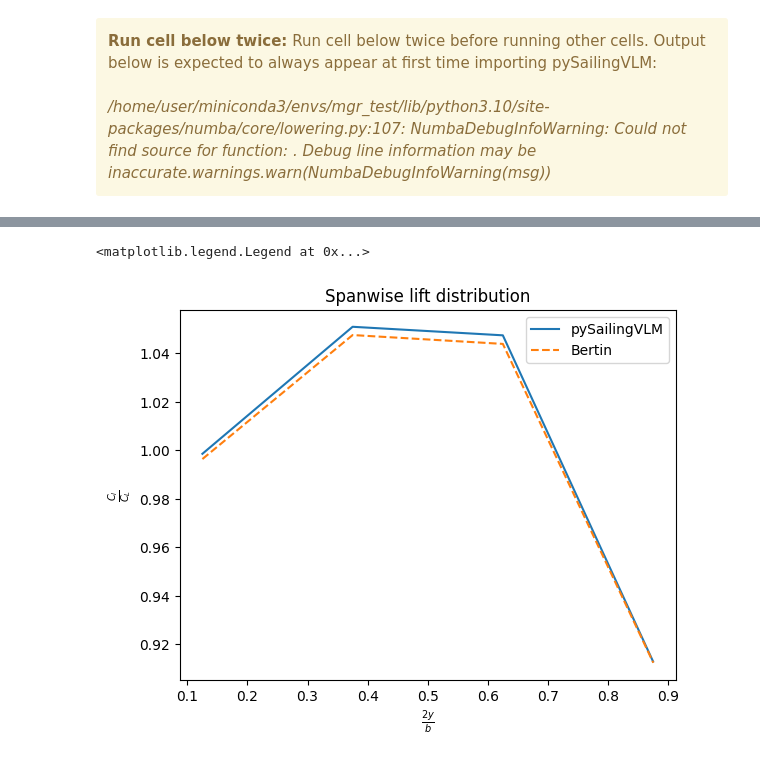
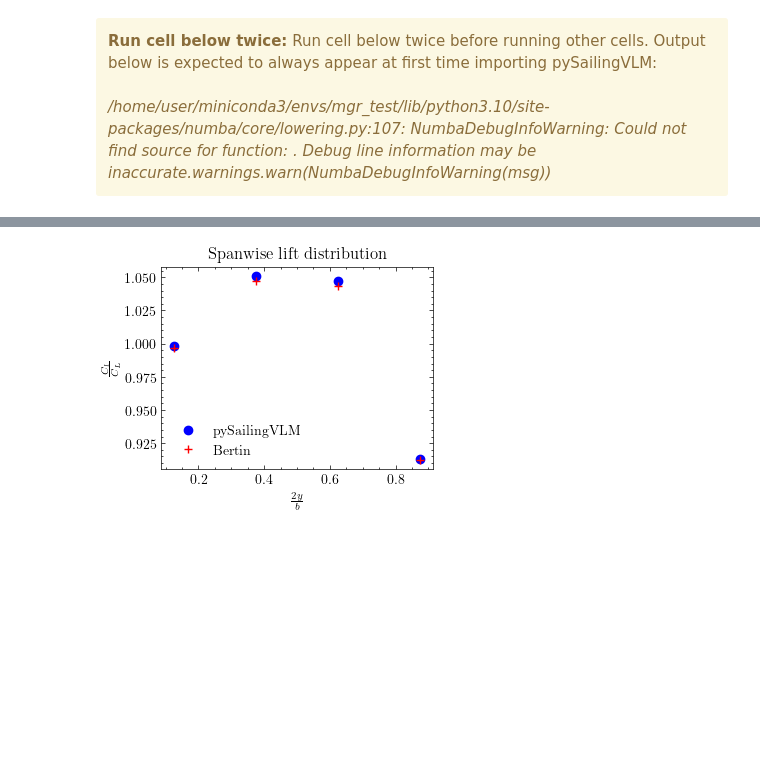
Before and after one commit to orgSailingVLM/pySailingVLM, a Jupyter notebook: pySailingVLM/examples/bertin.ipynb, the cells around one changed output, grey strips where cells are left out. Drawn from its saved outputs; the diff is of its cells as text; code cells hidden in the pictures; blank space fills up the shorter version.

Commit message:
LTT twist as class argument, ipynb without dicts, better bertin plot (#33)
* LLT_twist as class variable

* update notebooks

* object instead of dictionaries

* dots instead of lines

* fix tests

```diff
--- a/pySailingVLM/examples/bertin.ipynb
+++ b/pySailingVLM/examples/bertin.ipynb
@@ -136,18 +92,8 @@ C_results = []
 cl_results = []
 a_vlm_results = []
 for AoA_deg in AoA_degs:
-    conditions_args['alpha_true_wind_deg'] = AoA_deg
-
-    out = Output(**output_args)
-    conditions = Conditions(**conditions_args)
-    solver = Solver(**solver_args)
-    main = MainSail(**main_sail_args)
-    jib = JibSail(**jib_sail_args)
-    csys = Csys(**csys_args)
-    keel = Keel(**keel_args)
-    rig = Rig(**rig_args)
+    conditions.alpha_true_wind_deg=  AoA_deg
     csys_transformations = CSYS_transformations(conditions.heel_deg, conditions.leeway_deg, v_from_original_xyz_2_reference_csys_xyz=csys.reference_level_for_moments)
-
 
     w = Wind(conditions)
     s = Sail(solver, rig, main, jib, csys_transformations)
@@ -170,7 +116,7 @@ C_bertin = 1.096 * np.pi * np.pi / 180.* AoA_degs
 import matplotlib.pyplot as plt
 import scienceplots # sudo apt-get install dvipng texlive-latex-extra texlive-fonts-recommended cm-super
 
-#plt.style.use('science')
+plt.style.use('science')
 fig = plt.figure()
 ax = fig.add_subplot(1, 1, 1)
 ax.plot(AoA_degs, C_results, color='tab:blue', label='pySailingVLM')
@@ -195,18 +141,10 @@ C = []
 c_l = []
 a_vlm = []
 
-conditions_args['alpha_true_wind_deg'] = AoA_deg
-solver_args['n_spanwise'] = 4
-out = Output(**output_args)
-conditions = Conditions(**conditions_args)
-solver = Solver(**solver_args)
-main = MainSail(**main_sail_args)
-jib = JibSail(**jib_sail_args)
-csys = Csys(**csys_args)
-keel = Keel(**keel_args)
-rig = Rig(**rig_args)
+conditions.alpha_true_wind_deg = AoA_deg
+solver.n_spanwise = 4
+
 csys_transformations = CSYS_transformations(conditions.heel_deg, conditions.leeway_deg, v_from_original_xyz_2_reference_csys_xyz=csys.reference_level_for_moments)
-
 
 w = Wind(conditions)
 s = Sail(solver, rig, main, jib, csys_transformations)
@@ -238,16 +176,15 @@ x_good = 2*cp_y_good / (2*half_wing_span)
 # %%
 # importing matplotlib module
 from matplotlib import pyplot as plt
 fig = plt.figure()
 ax = fig.add_subplot(1, 1, 1)
-ax.plot(x_data, y_data, color='tab:blue', label='pySailingVLM')
-ax.plot(x_good, ydata_good, color='tab:orange', linestyle='dashed', label='Bertin')
+ax.plot(x_data, y_data, 'bo',label='pySailingVLM')
+ax.plot(x_good, ydata_good,'r+', label='Bertin')
 
 ax.set_xlabel(r"$\frac{2y}{b}$")
 ax.set_ylabel(r"$\frac{C_{l}}{C_{L}}$")
 ax.set_title("Spanwise lift distribution")
 ax.legend()
-#plt.savefig('bertin_2')
+plt.savefig('bertin_2')
 # %% [output]
-<matplotlib.legend.Legend at 0x...>
-[figure, old version]
+[figure, new version]
```
Also changed, not shown: parts of 3 cells of this notebook, 9 other files.
